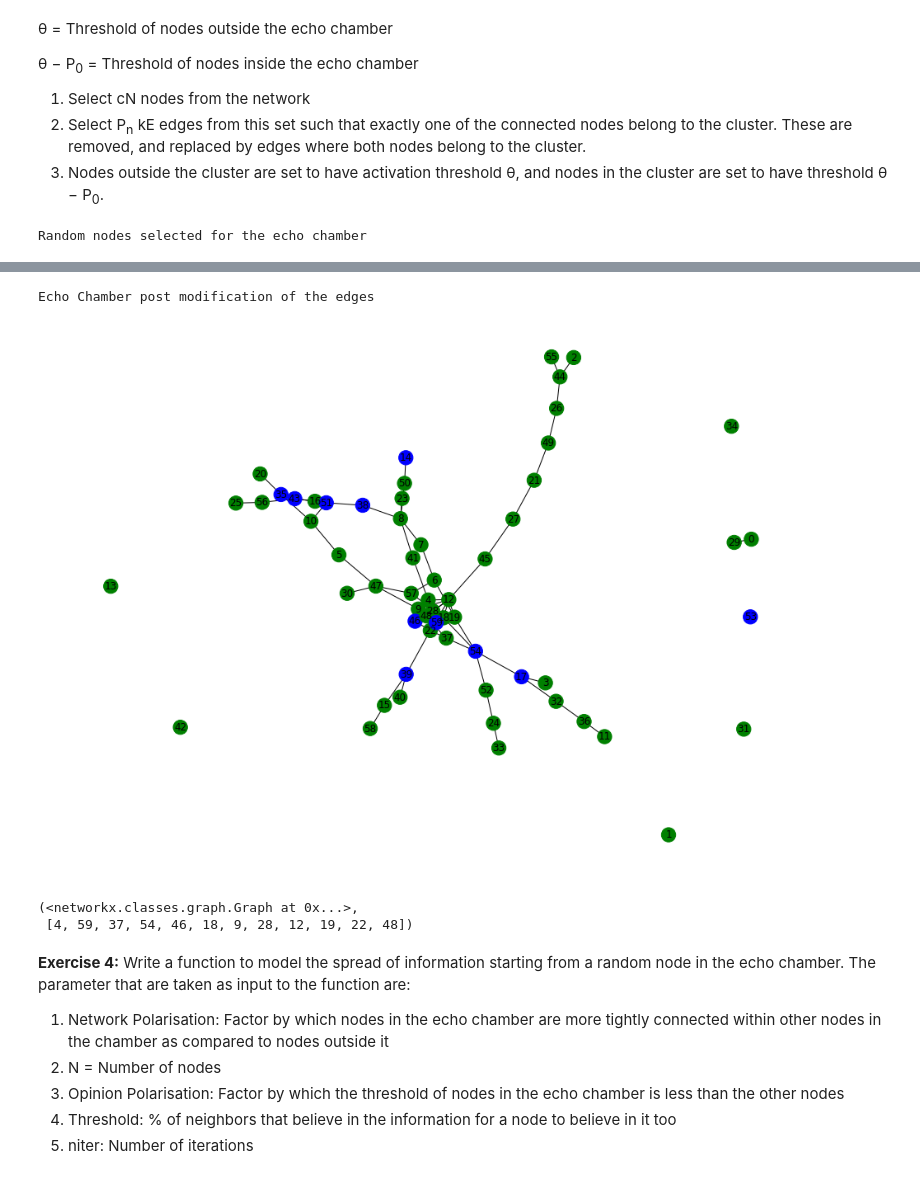
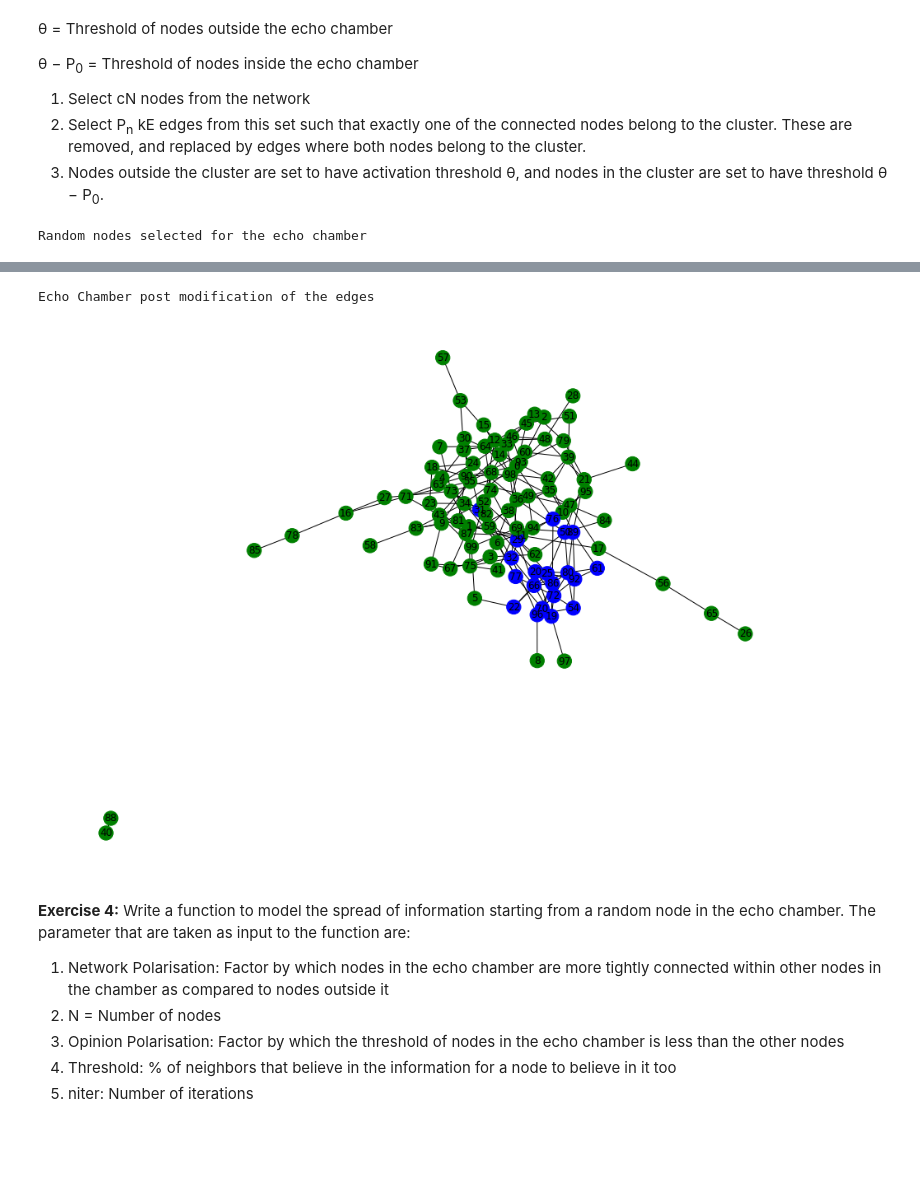
Before and after one commit to asrayousuf/InformationDiffusion, a Jupyter notebook: notebooks/Part-3-EchoChamberEffect.ipynb, the cells around one changed output, grey strips where cells are left out. Cells and saved outputs as stored; diff of their text form; code cells hidden in the pictures; blank space fills up the shorter version.

```diff
--- a/notebooks/Part-3-EchoChamberEffect.ipynb
+++ b/notebooks/Part-3-EchoChamberEffect.ipynb
@@ -41,7 +41,7 @@ def draw_activated_nodes(G):
 # %% [markdown]
 **Exercise 2 :** Replicate the 'draw_activate_nodes' function, but instead the blue nodes should represent the nodes that belong to the echo chamber
 # %%
-def draw_echo_chamber(G):
+def draw_echo_chamber(G, echo_chamber):
     color_map = []
     for node in G:
         if node in echo_chamber:
@@ -78,17 +78,31 @@ k = average degree of the nodes
 def create_echo_chamber(G, nw_polarisation, opinion_polarisation, viz =0):
     echo_chamber_size = int(0.20*G.number_of_nodes())
     echo_chamber = random.sample(G.nodes(), echo_chamber_size)
+    #communities_generator = community.girvan_newman(G)
+    #top_level_communities = next(communities_generator)
+    #echo_chamber = sorted(map(sorted, top_level_communities))[0]
+    N = G.number_of_nodes()
     E = G.number_of_edges()
-    avg_degree = 2* E / float(N)
+    avg_degree = E / float(N)
+
     if(viz==1):
         print("Random nodes selected for the echo chamber")
-        draw_echo_chamber(G)
-
+        draw_echo_chamber(G, echo_chamber)
     modified_edge_count = 0
+    #print(E)
+    #print(avg_degree)
+    #print(nw_polarisation * echo_chamber_size * avg_degree )
+    external_edge_cnt = 0
+    for node in echo_chamber:
+        nghbrs = list(G.neighbors(node))
+        for neighbor in nghbrs:
+            if(neighbor not in echo_chamber):
+                external_edge_cnt = external_edge_cnt + 1
     for node in echo_chamber:
         G.nodes[node]['threshold'] =  G.nodes[node]['threshold'] - opinion_polarisation
-        for neighbor in G.neighbors(node):
-            if modified_edge_count >= (nw_polarisation * E * avg_degree ):
+        nghbrs = list(G.neighbors(node))
+        for neighbor in nghbrs:
+            if modified_edge_count >= (nw_polarisation *external_edge_cnt ):
                 break;
             if(neighbor not in echo_chamber):
                 G.remove_edge(node, neighbor)
@@ -97,17 +111,18 @@ def create_echo_chamber(G, nw_polarisation, opinion_polarisation, viz =0):
                     new_neighbor = random.choice(echo_chamber)
                 G.add_edge(node, new_neighbor)
                 modified_edge_count = modified_edge_count + 1
+    #print(modified_edge_count)
     if(viz == 1):
         print("Echo Chamber post modification of the edges")
-        draw_echo_chamber(G)
+        draw_echo_chamber(G, echo_chamber)
     return G, echo_chamber
 # %%
- G = nx.erdos_renyi_graph(60, 0.04)
+G = nx.erdos_renyi_graph(100, 0.04)
 status = 'healthy'
-threshold = 0.3
+threshold = 0.27
 nx.set_node_attributes(G, status, 'status')
 nx.set_node_attributes(G, threshold, 'threshold')
 
-create_echo_chamber(G, 0.6, 0.05, 1)
+grph, ec = create_echo_chamber(G, 0.6, 0.05, 1)
 # %% [output]
 Random nodes selected for the echo chamber
@@ -115,7 +130,5 @@ Random nodes selected for the echo chamber
 Echo Chamber post modification of the edges
-[figure, old version]
+[figure, new version]
-(<networkx.classes.graph.Graph at 0x...>,
- [4, 59, 37, 54, 46, 18, 9, 28, 12, 19, 22, 48])
 # %% [markdown]
 **Exercise 4:** Write a function to model the spread of information starting from a random node in the echo chamber. The parameter that are taken as input to the function are:
 1. Network Polarisation: Factor by which nodes in the echo chamber are more tightly connected within other nodes in the chamber as compared to nodes outside it
```
Also changed, not shown: parts of 18 cells of this notebook.
